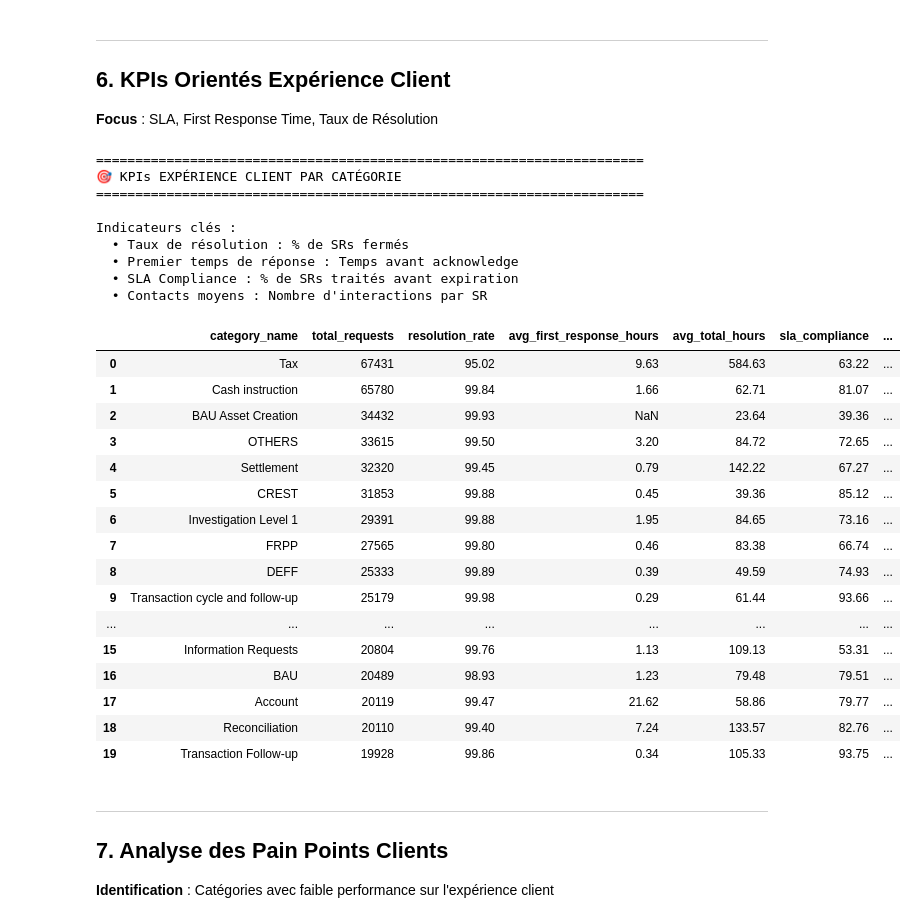
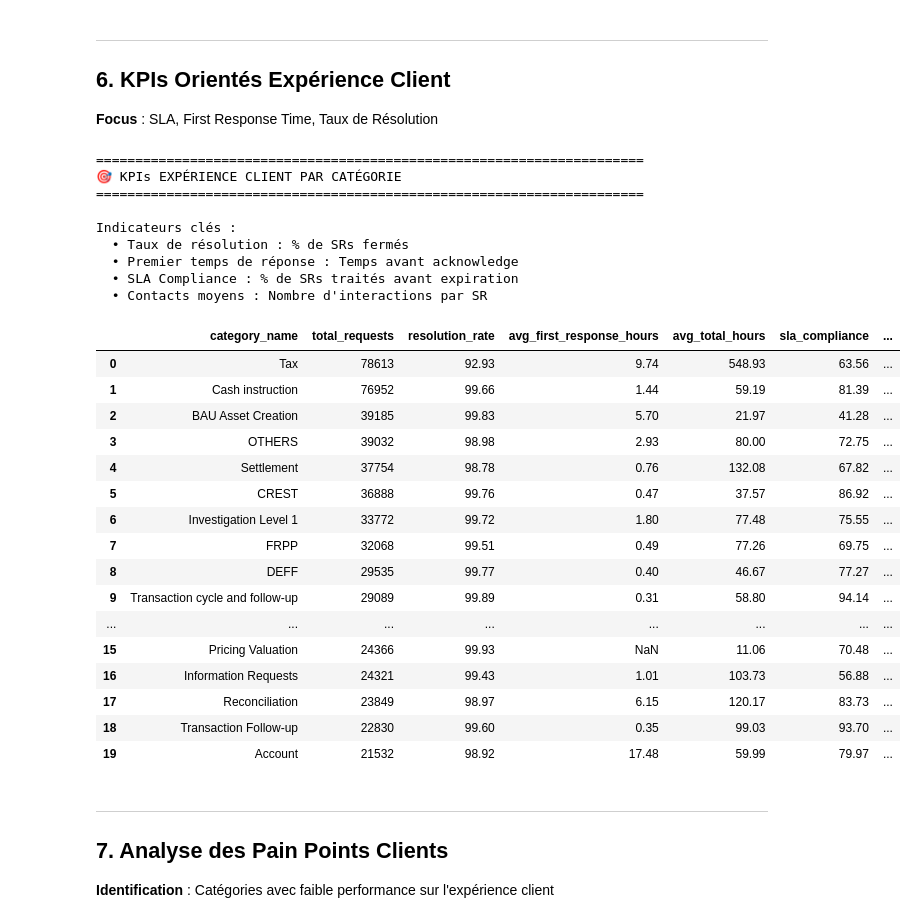
Before and after one commit to jbouniol/bdd-bnpparibas, a Jupyter notebook: Notebook/JO_Analysis.ipynb, the cells around one changed output. Saved outputs shown, nothing was run; the diff lists cells and outputs as text; code cells hidden in the pictures.

```diff
--- a/Notebook/JO_Analysis.ipynb
+++ b/Notebook/JO_Analysis.ipynb
@@ -337,50 +337,50 @@ SELECT
 
 FROM sr
 LEFT JOIN category c ON sr.CATEGORY_ID = c.ID
-WHERE strftime('%Y-%m', sr.CREATIONDATE) BETWEEN '2024-01' AND '2025-09'
+
 GROUP BY c.NAME
 HAVING COUNT(sr.ID) > 100
 ORDER BY total_requests DESC
 LIMIT 20
 """, conn)
 
 print("="*70)
 print("🎯 KPIs EXPÉRIENCE CLIENT PAR CATÉGORIE")
 print("="*70)
 print("\nIndicateurs clés :")
 print("  • Taux de résolution : % de SRs fermés")
 print("  • Premier temps de réponse : Temps avant acknowledge")
 print("  • SLA Compliance : % de SRs traités avant expiration")
 print("  • Contacts moyens : Nombre d'interactions par SR\n")
 
 display(client_experience_kpis)
 # %% [output]
 ======================================================================
 🎯 KPIs EXPÉRIENCE CLIENT PAR CATÉGORIE
 ======================================================================
 
 Indicateurs clés :
   • Taux de résolution : % de SRs fermés
   • Premier temps de réponse : Temps avant acknowledge
   • SLA Compliance : % de SRs traités avant expiration
   • Contacts moyens : Nombre d'interactions par SR
 |  | category_name | total_requests | resolution_rate | avg_first_response_hours | avg_total_hours | sla_compliance | ... |
-| 0 | Tax | 67431 | 95.02 | 9.63 | 584.63 | 63.22 | ... |
-| 1 | Cash instruction | 65780 | 99.84 | 1.66 | 62.71 | 81.07 | ... |
-| 2 | BAU Asset Creation | 34432 | 99.93 | NaN | 23.64 | 39.36 | ... |
-| 3 | OTHERS | 33615 | 99.50 | 3.20 | 84.72 | 72.65 | ... |
-| 4 | Settlement | 32320 | 99.45 | 0.79 | 142.22 | 67.27 | ... |
-| 5 | CREST | 31853 | 99.88 | 0.45 | 39.36 | 85.12 | ... |
-| 6 | Investigation Level 1 | 29391 | 99.88 | 1.95 | 84.65 | 73.16 | ... |
-| 7 | FRPP | 27565 | 99.80 | 0.46 | 83.38 | 66.74 | ... |
-| 8 | DEFF | 25333 | 99.89 | 0.39 | 49.59 | 74.93 | ... |
-| 9 | Transaction cycle and follow-up | 25179 | 99.98 | 0.29 | 61.44 | 93.66 | ... |
+| 0 | Tax | 78613 | 92.93 | 9.74 | 548.93 | 63.56 | ... |
+| 1 | Cash instruction | 76952 | 99.66 | 1.44 | 59.19 | 81.39 | ... |
+| 2 | BAU Asset Creation | 39185 | 99.83 | 5.70 | 21.97 | 41.28 | ... |
+| 3 | OTHERS | 39032 | 98.98 | 2.93 | 80.00 | 72.75 | ... |
+| 4 | Settlement | 37754 | 98.78 | 0.76 | 132.08 | 67.82 | ... |
+| 5 | CREST | 36888 | 99.76 | 0.47 | 37.57 | 86.92 | ... |
+| 6 | Investigation Level 1 | 33772 | 99.72 | 1.80 | 77.48 | 75.55 | ... |
+| 7 | FRPP | 32068 | 99.51 | 0.49 | 77.26 | 69.75 | ... |
+| 8 | DEFF | 29535 | 99.77 | 0.40 | 46.67 | 77.27 | ... |
+| 9 | Transaction cycle and follow-up | 29089 | 99.89 | 0.31 | 58.80 | 94.14 | ... |
 | ... | ... | ... | ... | ... | ... | ... | ... |
-| 15 | Information Requests | 20804 | 99.76 | 1.13 | 109.13 | 53.31 | ... |
-| 16 | BAU | 20489 | 98.93 | 1.23 | 79.48 | 79.51 | ... |
-| 17 | Account | 20119 | 99.47 | 21.62 | 58.86 | 79.77 | ... |
-| 18 | Reconciliation | 20110 | 99.40 | 7.24 | 133.57 | 82.76 | ... |
-| 19 | Transaction Follow-up | 19928 | 99.86 | 0.34 | 105.33 | 93.75 | ... |
+| 15 | Pricing Valuation | 24366 | 99.93 | NaN | 11.06 | 70.48 | ... |
+| 16 | Information Requests | 24321 | 99.43 | 1.01 | 103.73 | 56.88 | ... |
+| 17 | Reconciliation | 23849 | 98.97 | 6.15 | 120.17 | 83.73 | ... |
+| 18 | Transaction Follow-up | 22830 | 99.60 | 0.35 | 99.03 | 93.70 | ... |
+| 19 | Account | 21532 | 98.92 | 17.48 | 59.99 | 79.97 | ... |
 # %%
 # Visualisation : SLA Compliance vs Volume (Top 15)
 df_viz = client_experience_kpis.head(15).copy()
```
Also changed, not shown: parts of 9 cells of this notebook, 15 other files.
